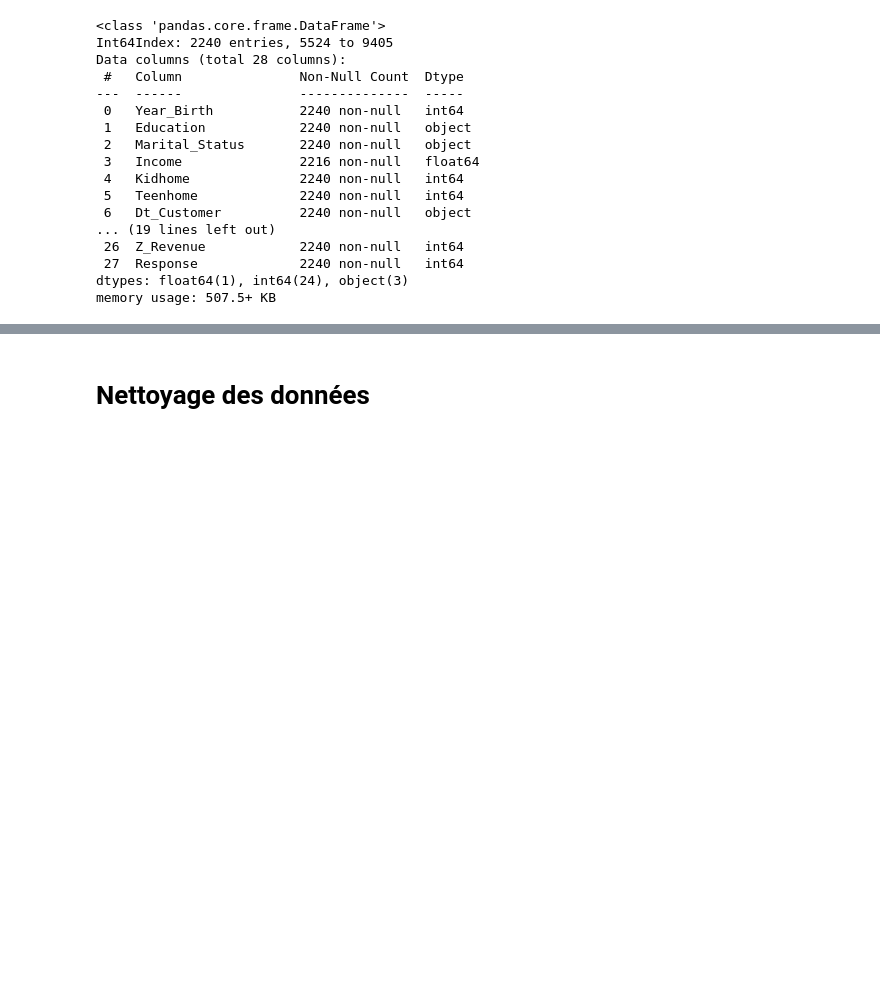
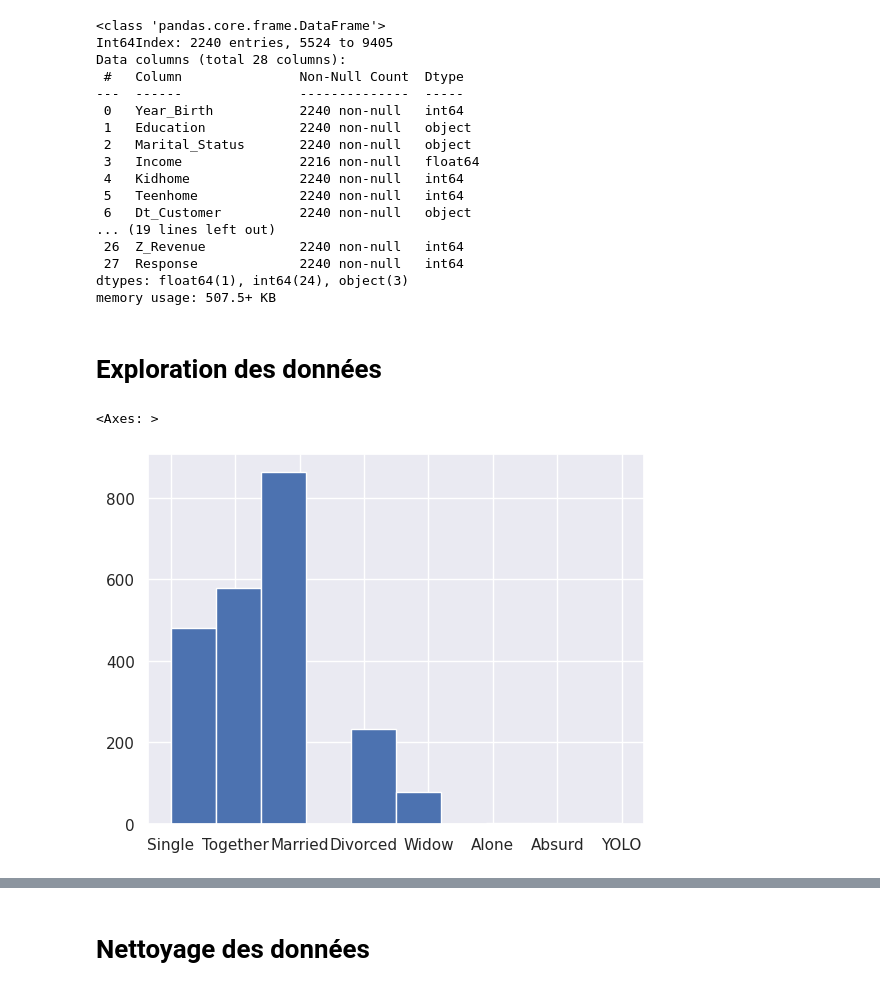
Before and after one commit to Ab2nour/customer-base-analysis, a Jupyter notebook: presentation.ipynb, the cells around one changed output, grey strips where cells are left out. Drawn from its saved outputs; the diff is of its cells as text; code cells hidden in the pictures; blank space fills up the shorter version.

Commit message:
feat: rajout de la partie Exploration de données
+ réorganisation
+ rajouts de todos

```diff
--- a/presentation.ipynb
+++ b/presentation.ipynb
@@ -130,3 +130,10 @@ Data columns (total 28 columns):
  27  Response             2240 non-null   int64
 dtypes: float64(1), int64(24), object(3)
 memory usage: 507.5+ KB
+# %% [markdown]
+# Exploration des données
+# %%
+df["Marital_Status"].hist()
+# %% [output]
+<Axes: >
+[figure, added]
```
Also changed, not shown: parts of 9 cells of this notebook.
